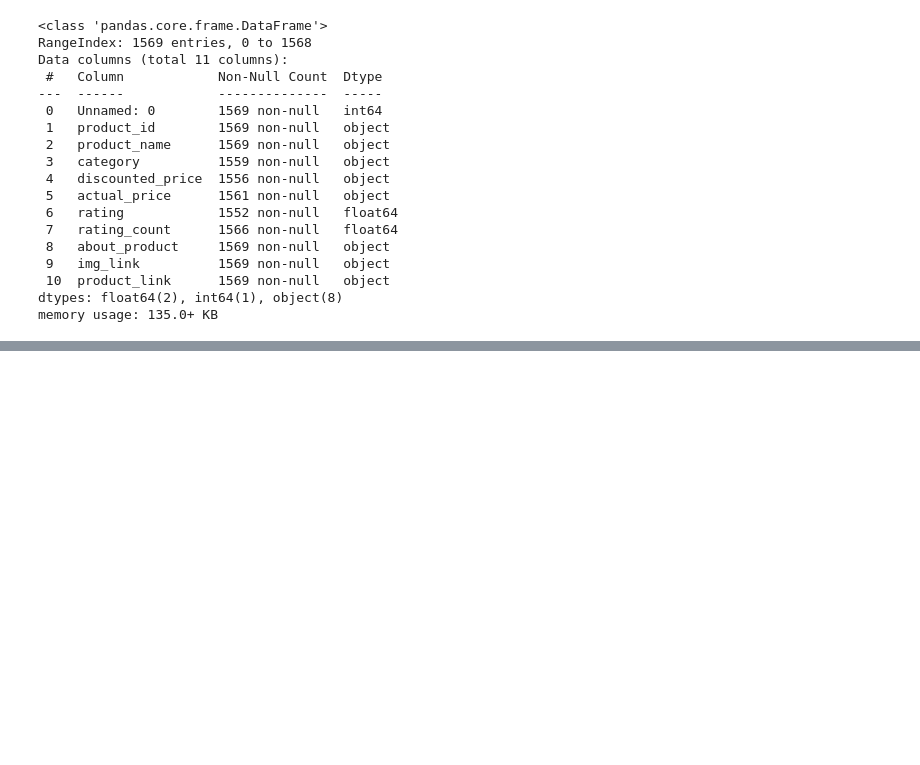
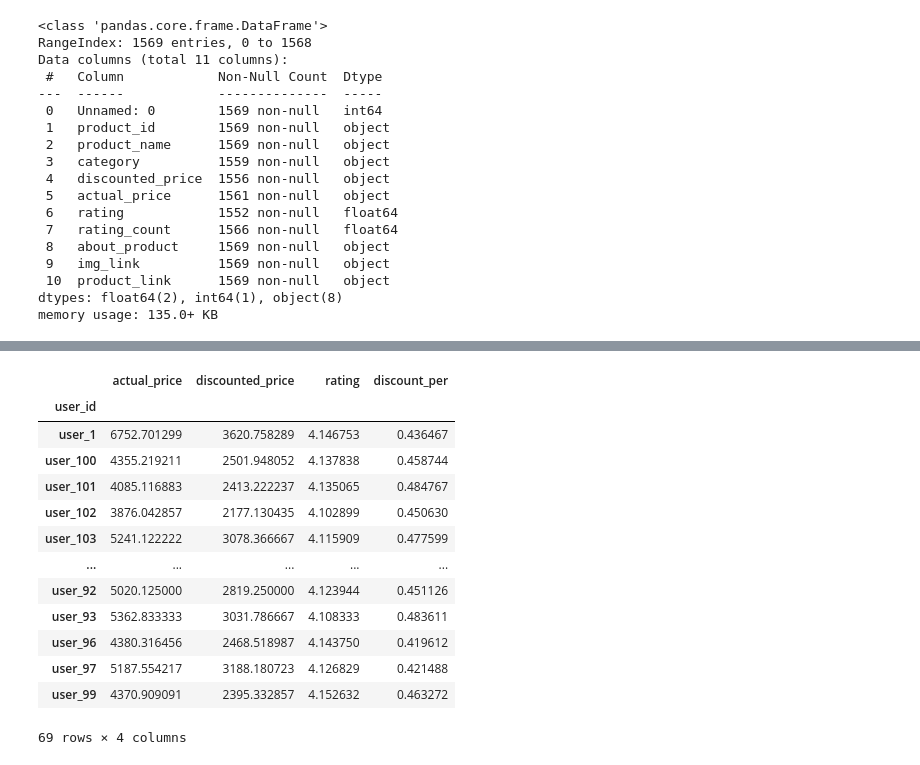
Before and after one commit to JRiyaz/data-science, a Jupyter notebook: practice/amazon-sales-1.ipynb, the cells around one changed output, grey strips where cells are left out. Cells and saved outputs as stored; diff of their text form; code cells hidden in the pictures; blank space fills up the shorter version.

```diff
--- a/practice/amazon-sales-1.ipynb
+++ b/practice/amazon-sales-1.ipynb
@@ -27,0 +386,21 @@ memory usage: 135.0+ KB
+# %%
+# Apply conditions on grouped data
+
+data.groupby("user_id")[["actual_price", "discounted_price", "rating", "discount_per"]].mean().loc[
+    lambda x: x["rating"] > 4.1
+]
+# %% [output]
+|  | actual_price | discounted_price | rating | discount_per |
+| user_id |  |  |  |  |
+| user_1 | 6752.701299 | 3620.758289 | 4.146753 | 0.436467 |
+| user_100 | 4355.219211 | 2501.948052 | 4.137838 | 0.458744 |
+| user_101 | 4085.116883 | 2413.222237 | 4.135065 | 0.484767 |
+| user_102 | 3876.042857 | 2177.130435 | 4.102899 | 0.450630 |
+| user_103 | 5241.122222 | 3078.366667 | 4.115909 | 0.477599 |
+| ... | ... | ... | ... | ... |
+| user_92 | 5020.125000 | 2819.250000 | 4.123944 | 0.451126 |
+| user_93 | 5362.833333 | 3031.786667 | 4.108333 | 0.483611 |
+| user_96 | 4380.316456 | 2468.518987 | 4.143750 | 0.419612 |
+| user_97 | 5187.554217 | 3188.180723 | 4.126829 | 0.421488 |
+| user_99 | 4370.909091 | 2395.332857 | 4.152632 | 0.463272 |
+69 rows × 4 columns
```
Also changed, not shown: parts of 64 cells of this notebook, 4 other files.
